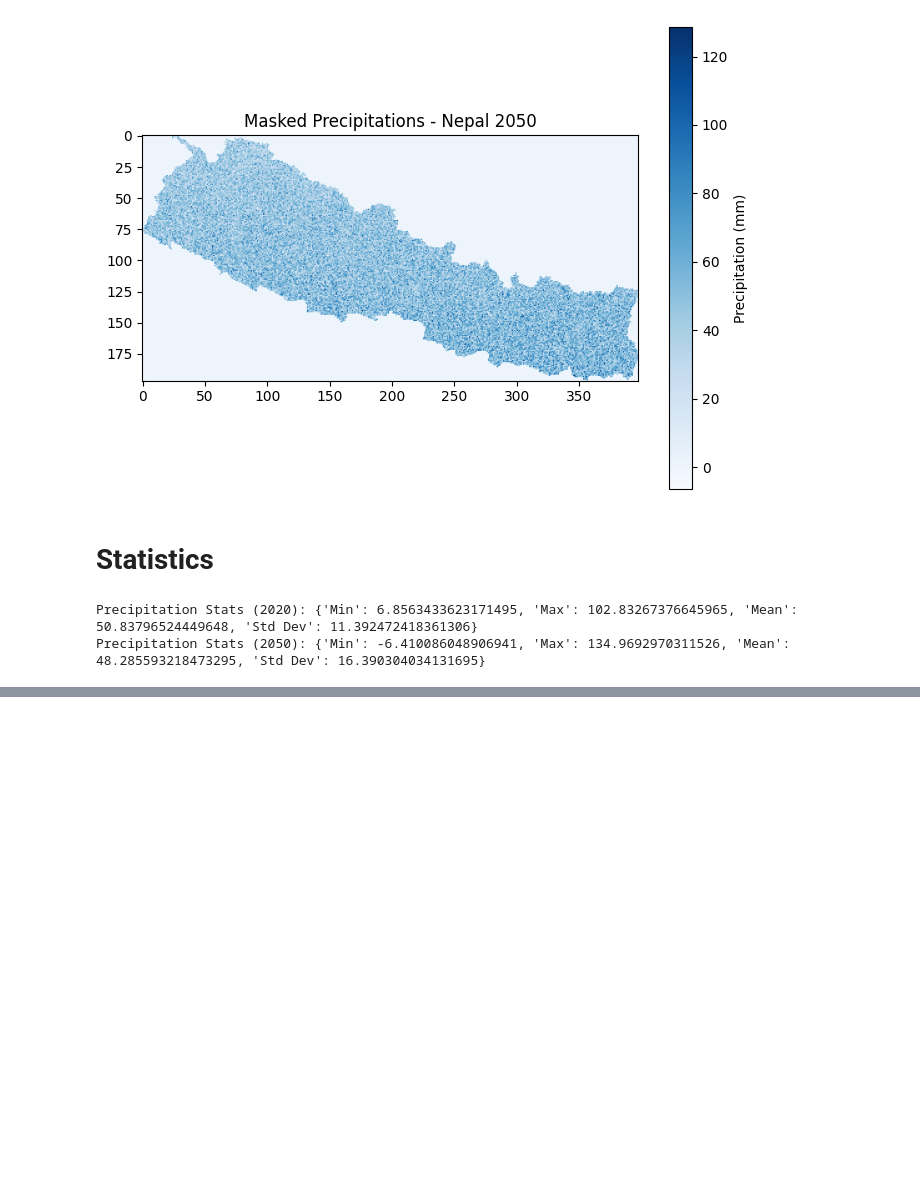
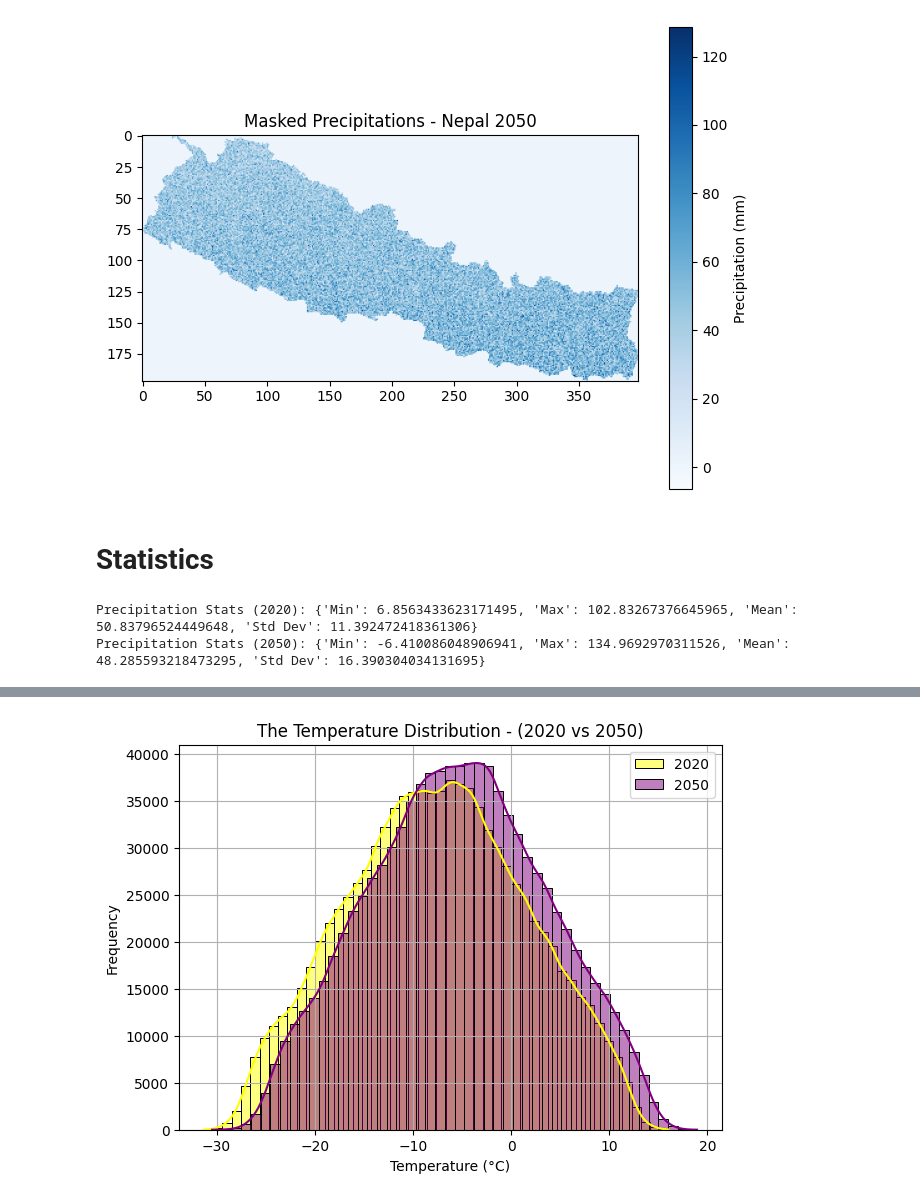
Before and after one commit to Omdena-NIC-Nepal/gis-data-science-assignment-sabinvankathmandu, a Jupyter notebook: gis_eda_nepal.ipynb, the cells around one changed output, grey strips where cells are left out. Cells and saved outputs as stored; diff of their text form; code cells hidden in the pictures; blank space fills up the shorter version.

```diff
--- a/gis_eda_nepal.ipynb
+++ b/gis_eda_nepal.ipynb
@@ -304,0 +350,26 @@ plot_montly_trend(monthly_mean_temp_2050, "Temperatures", "°C", 2050)
+# %%
+def load_raster_data(raster_path):
+    with rasterio.open(raster_path) as src:
+        return np.concatenate([src.read(i).flatten() for i in range(1, src.count + 1)])
+
+def plot_distribution(data_2020, data_2050, title="Data Distribution (2020 vs 2050)", xlabel="Value", color1="blue", color2="red"):
+    plt.figure(figsize=(7, 5))
+
+    # histogram with KDE
+    sns.histplot(data_2020, bins=50, kde=True, color=color1, label="2020", alpha=0.5)
+    sns.histplot(data_2050, bins=50, kde=True, color=color2, label="2050", alpha=0.5)
+
+    # Labels and title
+    plt.xlabel(xlabel)
+    plt.ylabel("Frequency")
+    plt.title(title)
+    plt.legend()
+    plt.grid()
+    plt.show()
+# %%
+temp_2020 = load_raster_data(raster_temperature_path_2020)
+temp_2050 = load_raster_data(raster_temperature_path_2050)
+
+plot_distribution(temp_2020, temp_2050, title="The Temperature Distribution - (2020 vs 2050)" , xlabel="Temperature (°C)", color1="yellow", color2="purple")
+# %% [output]
+[figure, added]
```
Also changed, not shown: parts of 18 cells of this notebook, 3 other files.
